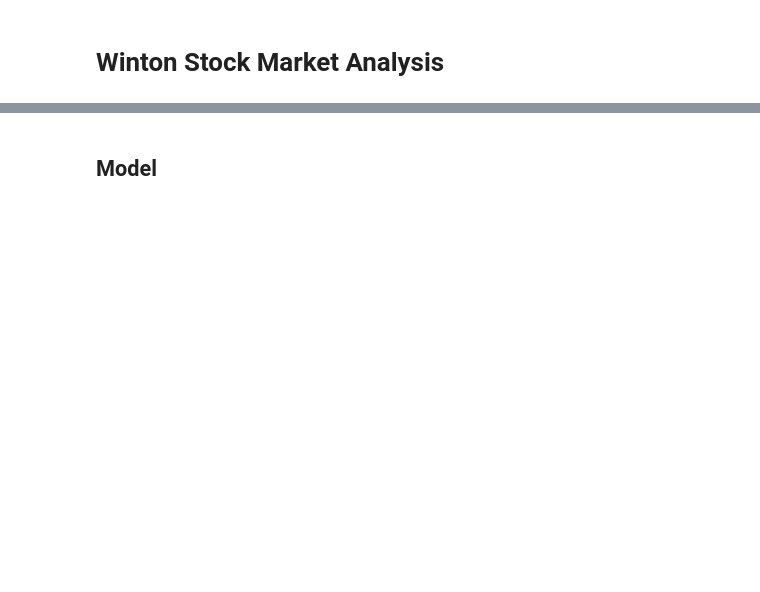
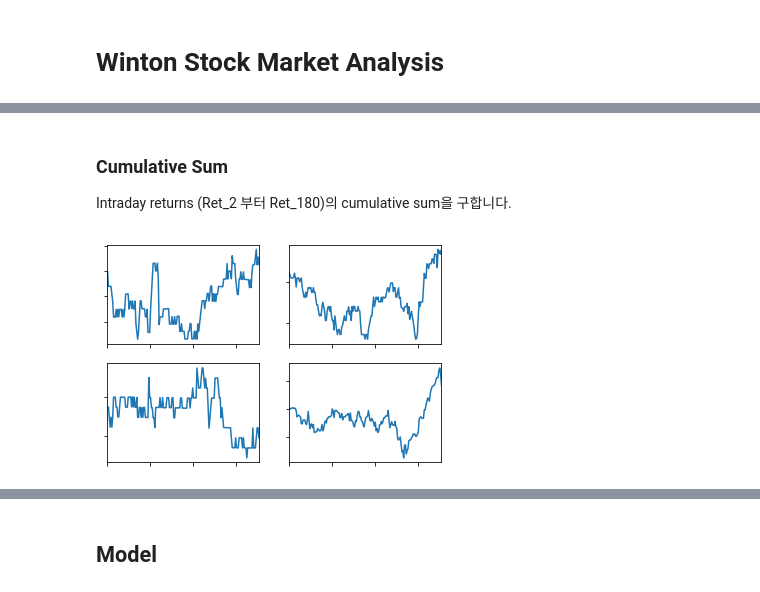
Before and after one commit to AndersonJo/machine-learning, a Jupyter notebook: 20 Kaggle Challenges/001 Winton Stock Market Challenge/03 Winton Stock Market Analysis.ipynb, the cells around one changed output, grey strips where cells are left out. Cells and saved outputs as stored; diff of their text form; code cells hidden in the pictures; blank space fills up the shorter version.

```diff
--- a/20 Kaggle Challenges/001 Winton Stock Market Challenge/03 Winton Stock Market Analysis.ipynb
+++ b/20 Kaggle Challenges/001 Winton Stock Market Challenge/03 Winton Stock Market Analysis.ipynb
@@ -12,3 +18,15 @@ from keras.layers import LSTM
 # %%
 train_raw = pd.read_csv('/dataset/winton-stock-market-challenge/train.csv')
 test_raw = pd.read_csv('/dataset/winton-stock-market-challenge/test.csv')
+# %%
+FEATURE_INDICES = list(range(0, 25))
+RET_MINUS_TWO = [25]
+RET_MINUS_ONE = [26]
+INTRADAY_X = list(range(27, 146))
+INTRADAY_Y = list(range(146, 206))
+INTRADAYS = INTRADAY_X + INTRADAY_Y
+
+RET_PLUS_ONE = [206]
+RET_PLUS_TWO = [207]
+CUM_X = list(range(210, 329))
+CUM_Y = list(range(329, 389))
@@ -29,0 +38,22 @@ train.describe()
+# %% [markdown]
+### Cumulative Sum
+
+Intraday returns (Ret_2 부터 Ret_180)의 cumulative sum을 구합니다.
+# %%
+# Cumulative Sum Intraday returns
+train[[f'cum_{i}' for i in range(2, len(INTRADAYS)+2)]]  = train[INTRADAYS].cumsum(axis=1)
+
+# Visualization
+f, ((ax1, ax2), (ax3, ax4))= subplots(2, 2)
+
+ax1.tick_params(labelbottom='off', labelleft='off')
+ax2.tick_params(labelbottom='off', labelleft='off')
+ax3.tick_params(labelbottom='off', labelleft='off')
+ax4.tick_params(labelbottom='off', labelleft='off')
+
+def _p(ax):
+    train[list(range(210, 388))].iloc[np.random.randint(1000)].plot(ax=ax)
+
+_p(ax1); _p(ax2); _p(ax3); _p(ax4)
+# %% [output]
+[figure, added]
```
Also changed, not shown: parts of 9 cells of this notebook, 5 other files.
